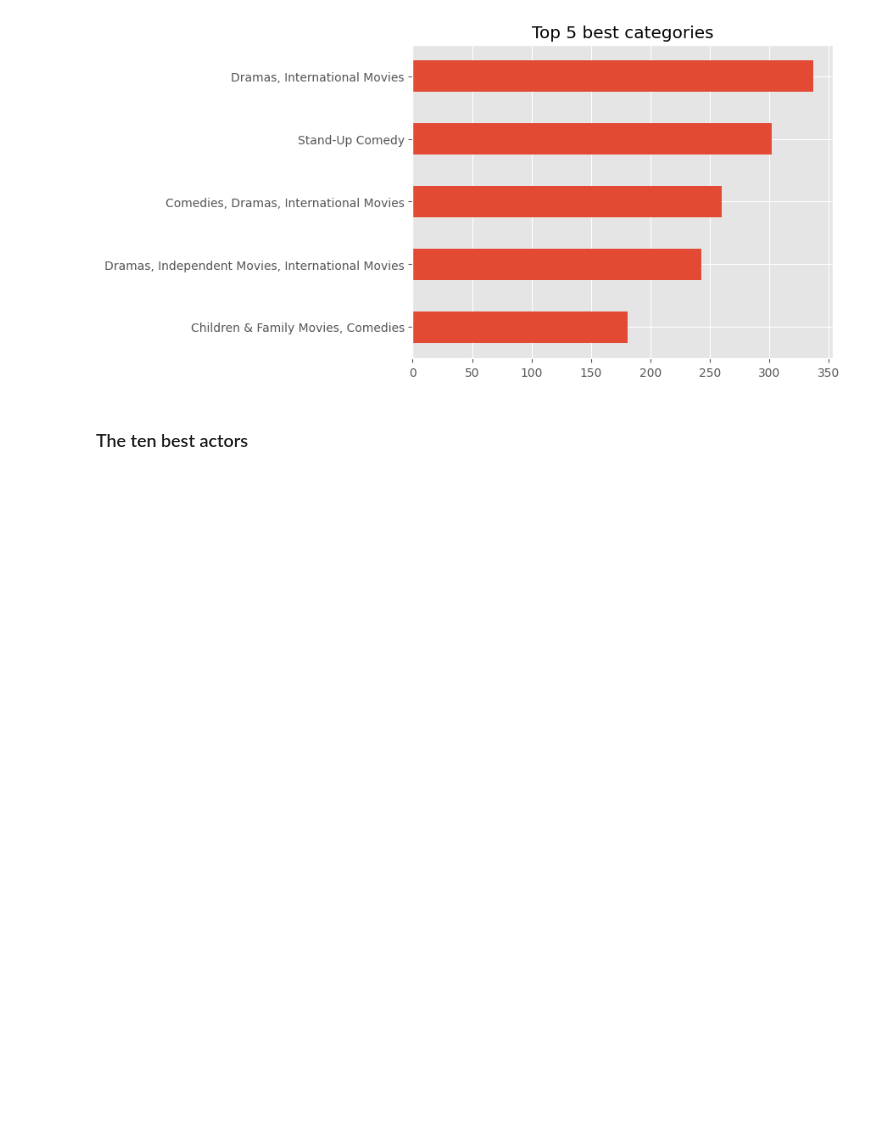
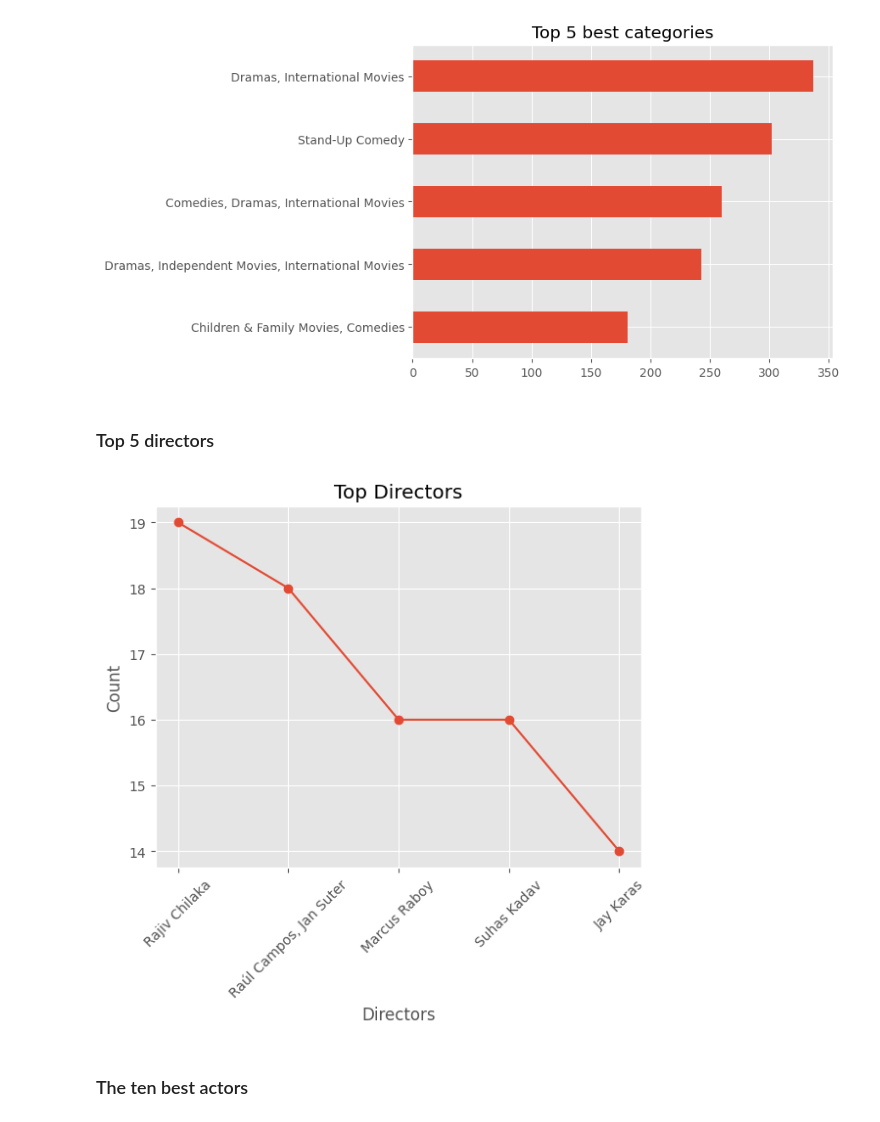
Before and after one commit to UUinc/exploratory-data-analysis-of-netflix-shows, a Jupyter notebook: exploratory-data-analysis-of-netflix-shows.ipynb, the cells around one changed output. Saved outputs shown, nothing was run; the diff lists cells and outputs as text; code cells hidden in the pictures; blank space fills up the shorter version.

```diff
--- a/exploratory-data-analysis-of-netflix-shows.ipynb
+++ b/exploratory-data-analysis-of-netflix-shows.ipynb
@@ -66,0 +71,4 @@ Removing Director column
+# %%
+directors = df['director']
+directors= directors.dropna()
+directors.head()
@@ -306,6 +329,24 @@ categories_count.sort_values(ascending=True).tail(5).plot(kind='barh', title='To
 # %% [output]
 <AxesSubplot: title={'center': 'Top 5 best categories'}>
 [figure]
+# %% [markdown]
+### Top 5 directors
+# %%
+directors_count = directors.value_counts()
+top_directors = directors_count.head()
+
+directors_name = top_directors.index.tolist()
+counts = top_directors.tolist()
+
+plt.plot(directors_name, counts, marker='o')
+plt.xlabel('Directors')
+plt.ylabel('Count')
+plt.title('Top Directors')
+plt.xticks(rotation=45)
+plt.grid(True)
+plt.show()
+# %% [output]
+[figure, added]
 # %% [markdown]
 ### The ten best actors
 # %%
```
Also changed, not shown: parts of 16 cells of this notebook.
